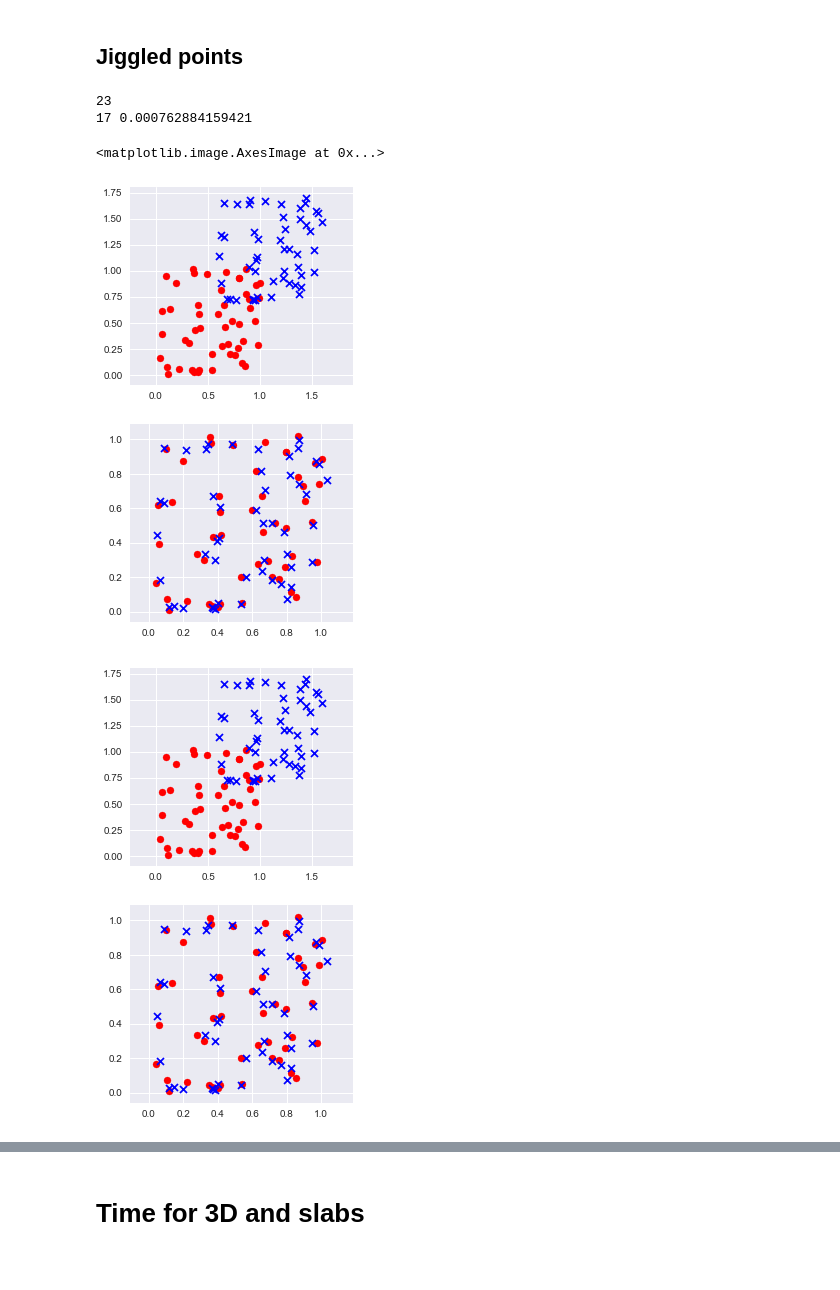
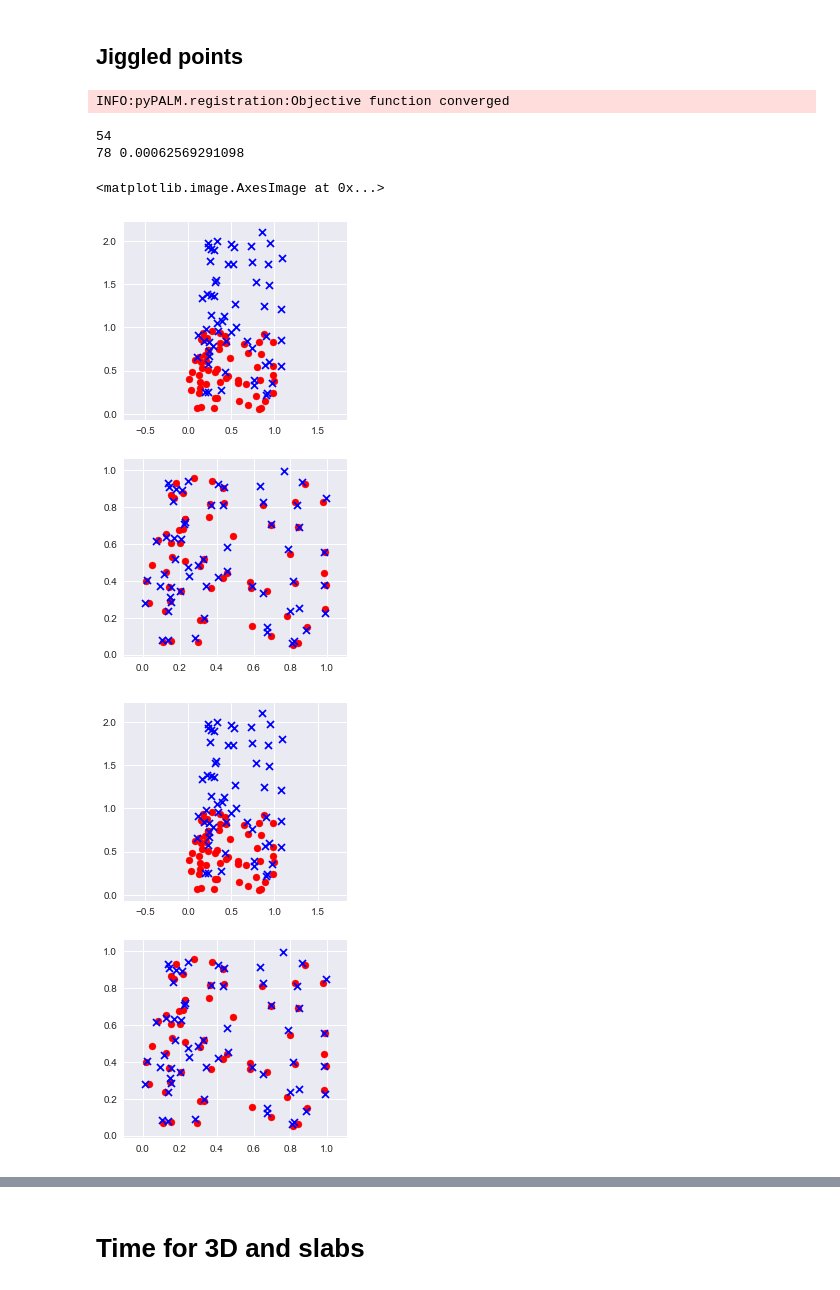
Before and after one commit to david-hoffman/pyPALM, a Jupyter notebook: notebooks/Point Matching testing internal implementation.ipynb, the cells around one changed output, grey strips where cells are left out. Cells and saved outputs as stored; diff of their text form; code cells hidden in the pictures.

Commit message:
Fix error in pre-scaling for AffineCPD, add normalization option and fix math error in unnormalization

```diff
--- a/notebooks/Point Matching testing internal implementation.ipynb
+++ b/notebooks/Point Matching testing internal implementation.ipynb
@@ -306,29 +314,32 @@ WARNING:root:Variance has dropped below machine precision, setting to 1e-06
 # %% [markdown]
 ## Jiggled points
 # %%
+nnoise = 10
+noise_pnts1, noise_pnts2 = np.random.rand(2, nnoise, 2)
 trans = np.random.rand(1, 2) * 1
 
 realpnts = np.random.rand(50, 2)
-ps1 = realpnts + np.random.randn(*realpnts.shape)*0.02
-ps2 = realpnts + np.random.randn(*realpnts.shape)*0.02 + trans
+ps1 = np.concatenate((realpnts + np.random.randn(*realpnts.shape)*0.01, noise_pnts1))
+ps2 = np.concatenate((realpnts + np.random.randn(*realpnts.shape)*0.01, noise_pnts2)) * (1, 2) + trans
 # %%
 kwargs1 = dict(t=None, sigma2=None, maxIterations=1000, tolerance=1e-6, w=0.)
 kwargs2 = dict(tol=1e-6, maxiters=1000, weight=0., init_var=None)
-reg1 = translation_registration(ps1, ps2, **kwargs1)
-reg2 = myreg.TranslationCPD(ps1, ps2)
+reg1 = affine_registration(ps1, ps2, **kwargs1)
+reg2 = myreg.AffineCPD(ps1, ps2)
 
 with np.errstate(invalid="raise"):
     result1 = reg1.register(None)
     result2 = reg2(**kwargs2)
     print(reg1.iteration)
     print(reg2.iteration, reg2.rmse)
 
     plot_results(ps1, ps2, result1[0])
     plot_results(ps1, ps2, result2)
 plt.matshow(reg2.p_old)
 # %% [output]
-23
-17 0.000762884159421
+INFO:pyPALM.registration:Objective function converged
-<matplotlib.image.AxesImage at 0x...>
+54
+78 0.00062569291098
+<matplotlib.image.AxesImage at 0x...>
-[figure, old version]
+[figure, new version]
-[figure, old version]
+[figure, new version]
```
Also changed, not shown: parts of 10 cells of this notebook, 1 other file.
